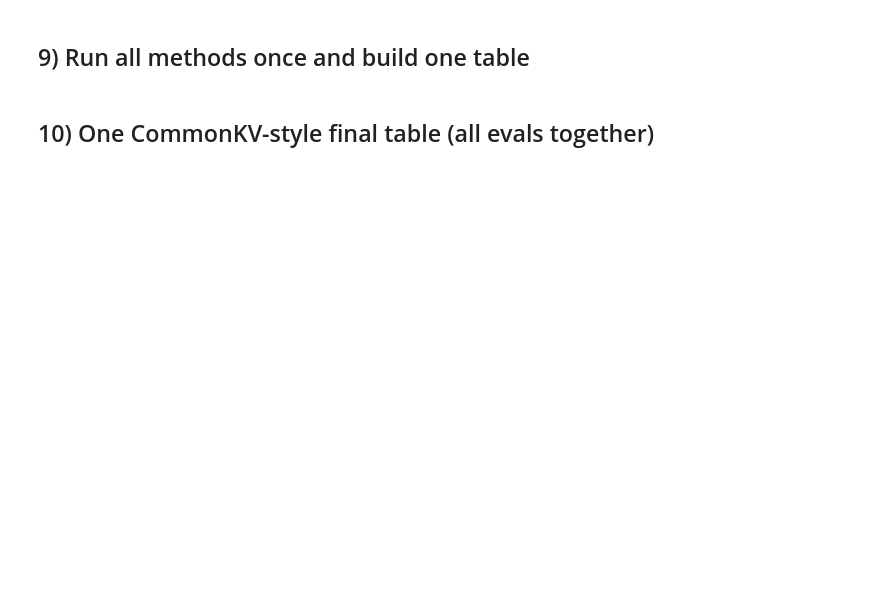
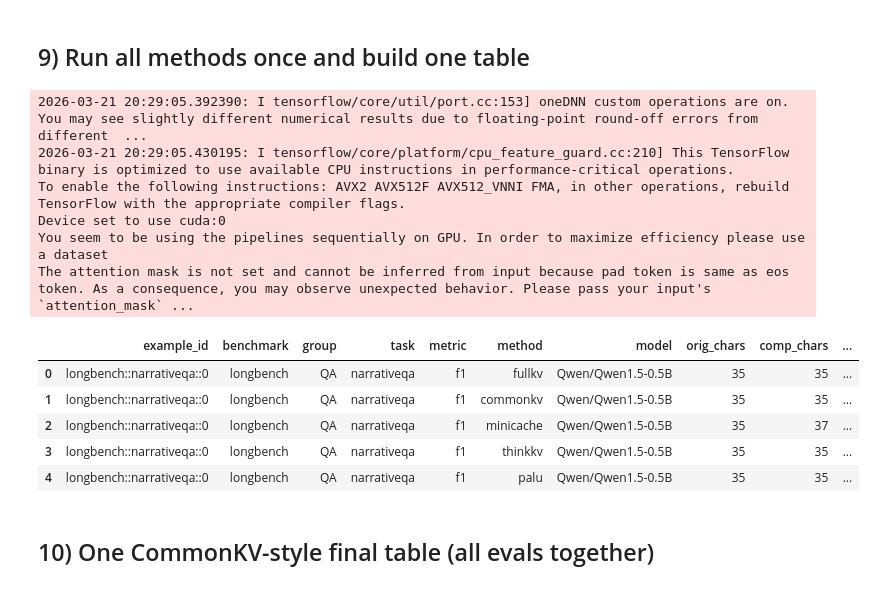
Before and after one commit to Seqaeon/EfficientML, a Jupyter notebook: kv_cache_experiments.ipynb, the cells around one changed output. Cells and saved outputs as stored; diff of their text form; code cells hidden in the pictures; blank space fills up the shorter version.

```diff
--- a/kv_cache_experiments.ipynb
+++ b/kv_cache_experiments.ipynb
@@ -423,6 +425,21 @@ class OllamaBackend(GenerationBackend):
         })
         r.raise_for_status()
         return r.json().get("choices", [{}])[0].get("message", {}).get("content", "")
+# %%
+
+
+ds = load_dataset("simonjegou/ruler", "16384" , split="test")
+# print(ds[0])
+ds.to_json("ruler_16384.jsonl")
+import os
+
+os.makedirs("ruler_data", exist_ok=True)
+
+for task_name in set(ds["task"]):
+    subset = ds.filter(lambda ex: ex["task"] == task_name)
+    out_path = f"ruler_data/{task_name}.jsonl"
+    subset.to_json(out_path)
+    print(f"Saved {task_name} → {out_path}")
 # %% [markdown]
 ## 5) Benchmark example format + loaders (LongBench/Ruler)
 # %%
@@ -471,11 +488,7 @@ def load_longbench_from_hf(task_specs: List[Dict[str, str]], split: str = "test"
         for i, ex in enumerate(ds):
             prompt = _first_present(ex, ["prompt", "input", "context", "question"], "")
             if "context" in ex and "question" in ex and "prompt" not in ex:
-                prompt = f"Context:
-{ex.get('context','')}
-
-Question: {ex.get('question','')}
-Answer:"
+                prompt = f"Context:{ex.get('context','')} Question: {ex.get('question','')} Answer:"
 
             refs = _as_list(_first_present(ex, ["answers", "answer", "output", "target"], []))
             rows.append(BenchmarkExample(
@@ -637,7 +659,7 @@ print(f"Loaded examples: longbench={len(examples_long)}, ruler={len(examples_rul
 # backend = OllamaBackend(base_url="http://localhost:11434")
 backend = HFBackend(device_map="auto")
 
-MODEL_NAME = "Qwen/Qwen2.5-7B-Instruct"  # replace with local/HF model you want
+MODEL_NAME = "Qwen/Qwen1.5-0.5B"# "Qwen/Qwen2.5-7B-Instruct"  # replace with local/HF model you want
 METHOD_LIST = ["fullkv", "commonkv", "minicache", "thinkkv", "palu"]
 
 COMPRESSION_CONFIG = {
@@ -645,33 +667,46 @@ COMPRESSION_CONFIG = {
     "commonkv_similarity_threshold": 0.88,
     "commonkv_keep_sentences": 140,
     "minicache_head_tokens": 700,
     "minicache_tail_tokens": 500,
     "minicache_anchor_stride": 400,
     "minicache_anchor_width": 60,
     "thinkkv_head_sentences": 2,
     "thinkkv_tail_sentences": 2,
     "thinkkv_total_sentences": 120,
     "palu_clusters": 10,
     "palu_embed_dim": 128,
     "palu_kmeans_iters": 6,
 }
 
 GEN_CONFIG = {
     "max_new_tokens": 128,
     "temperature": 0.0,
     "num_ctx": 8192,
 }
 
 results_df = run_benchmark(
     examples=examples_all,
     methods=METHOD_LIST,
     model=MODEL_NAME,
     backend=backend,
     compression_config=COMPRESSION_CONFIG,
     generation_config=GEN_CONFIG,
 )
 
 results_df.head(5)
+# %% [output]
+2026-03-21 20:29:05.392390: I tensorflow/core/util/port.cc:153] oneDNN custom operations are on. You may see slightly different numerical results due to floating-point round-off errors from different  ...
+2026-03-21 20:29:05.430195: I tensorflow/core/platform/cpu_feature_guard.cc:210] This TensorFlow binary is optimized to use available CPU instructions in performance-critical operations.
+To enable the following instructions: AVX2 AVX512F AVX512_VNNI FMA, in other operations, rebuild TensorFlow with the appropriate compiler flags.
+Device set to use cuda:0
+You seem to be using the pipelines sequentially on GPU. In order to maximize efficiency please use a dataset
+The attention mask is not set and cannot be inferred from input because pad token is same as eos token. As a consequence, you may observe unexpected behavior. Please pass your input's `attention_mask` ...
+|  | example_id | benchmark | group | task | metric | method | model | orig_chars | comp_chars | ... |
+| 0 | longbench::narrativeqa::0 | longbench | QA | narrativeqa | f1 | fullkv | Qwen/Qwen1.5-0.5B | 35 | 35 | ... |
+| 1 | longbench::narrativeqa::0 | longbench | QA | narrativeqa | f1 | commonkv | Qwen/Qwen1.5-0.5B | 35 | 35 | ... |
+| 2 | longbench::narrativeqa::0 | longbench | QA | narrativeqa | f1 | minicache | Qwen/Qwen1.5-0.5B | 35 | 37 | ... |
+| 3 | longbench::narrativeqa::0 | longbench | QA | narrativeqa | f1 | thinkkv | Qwen/Qwen1.5-0.5B | 35 | 35 | ... |
+| 4 | longbench::narrativeqa::0 | longbench | QA | narrativeqa | f1 | palu | Qwen/Qwen1.5-0.5B | 35 | 35 | ... |
 # %% [markdown]
 ## 10) One CommonKV-style final table (all evals together)
 # %%
```
Also changed, not shown: parts of 4 cells of this notebook, 1 other file.
